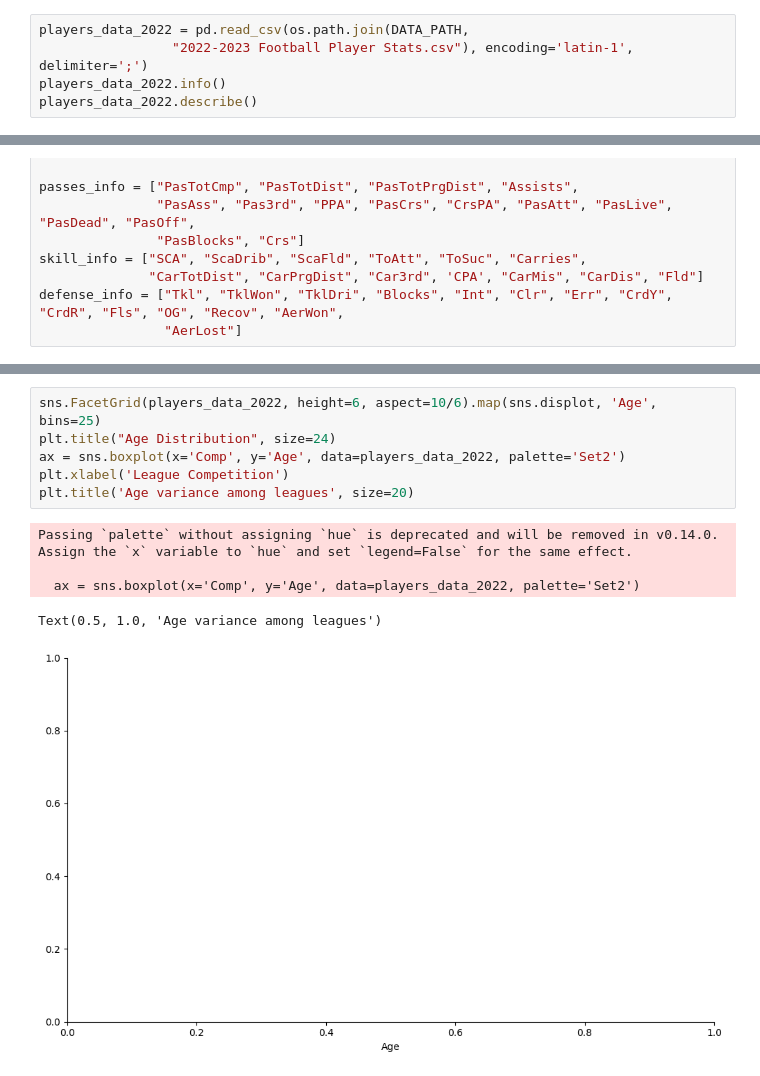
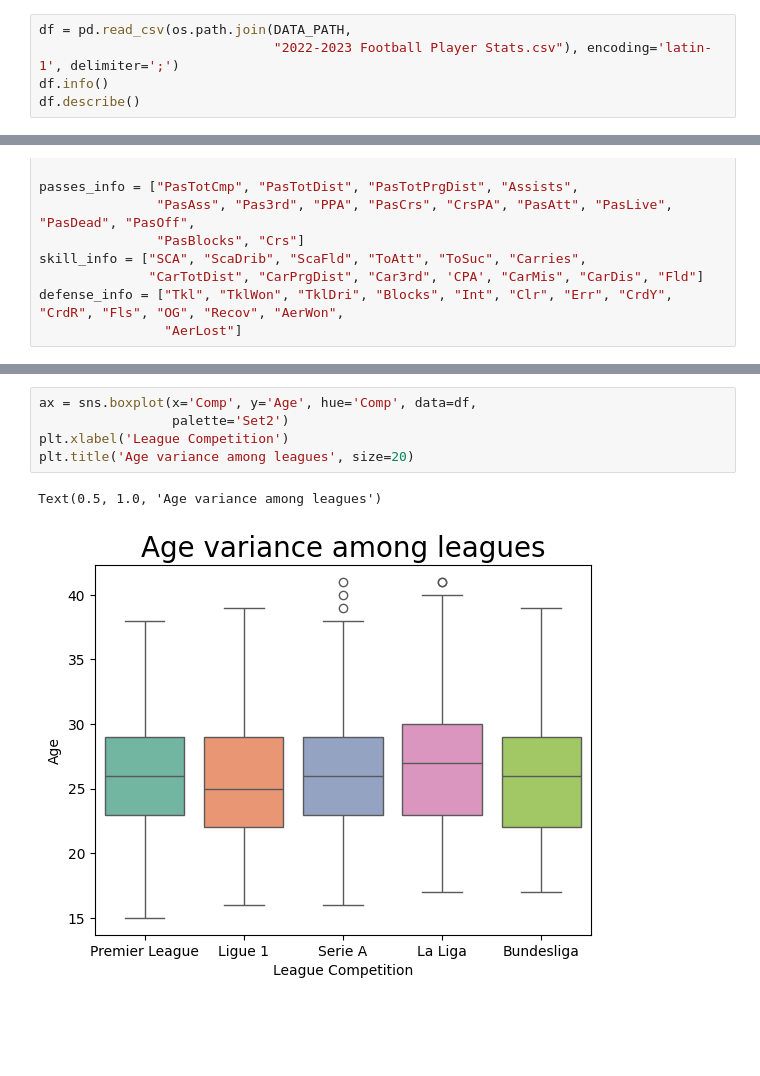
Before and after one commit to TheManysh/player-recommendation, a Jupyter notebook: data_visualization.ipynb, the cells around one changed output, grey strips where cells are left out. Drawn from its saved outputs; the diff is of its cells as text; blank space fills up the shorter version.

Commit message:
update the boxplot

```diff
--- a/data_visualization.ipynb
+++ b/data_visualization.ipynb
@@ -147,10 +150,10 @@ DATA_DESC = {
 # %% [markdown]
 ## Importing Data from CSV files
 # %%
-players_data_2022 = pd.read_csv(os.path.join(DATA_PATH,
-                 "2022-2023 Football Player Stats.csv"), encoding='latin-1', delimiter=';')
-players_data_2022.info()
-players_data_2022.describe()
+df = pd.read_csv(os.path.join(DATA_PATH,
+                              "2022-2023 Football Player Stats.csv"), encoding='latin-1', delimiter=';')
+df.info()
+df.describe()
 # %% [output]
 <class 'pandas.core.frame.DataFrame'>
 RangeIndex: 2689 entries, 0 to 2688
@@ -300,12 +305,8 @@ players_ID
 # %%
-sns.FacetGrid(players_data_2022, height=6, aspect=10/6).map(sns.displot, 'Age', bins=25)
-plt.title("Age Distribution", size=24)
-ax = sns.boxplot(x='Comp', y='Age', data=players_data_2022, palette='Set2')
+ax = sns.boxplot(x='Comp', y='Age', hue='Comp', data=df,
+                 palette='Set2')
 plt.xlabel('League Competition')
 plt.title('Age variance among leagues', size=20)
 # %% [output]
-Passing `palette` without assigning `hue` is deprecated and will be removed in v0.14.0. Assign the `x` variable to `hue` and set `legend=False` for the same effect.
-
-  ax = sns.boxplot(x='Comp', y='Age', data=players_data_2022, palette='Set2')
+Text(0.5, 1.0, 'Age variance among leagues')
-Text(0.5, 1.0, 'Age variance among leagues')
-[figure, old version]
+[figure, new version]
```
Also changed, not shown: parts of 18 cells of this notebook.
